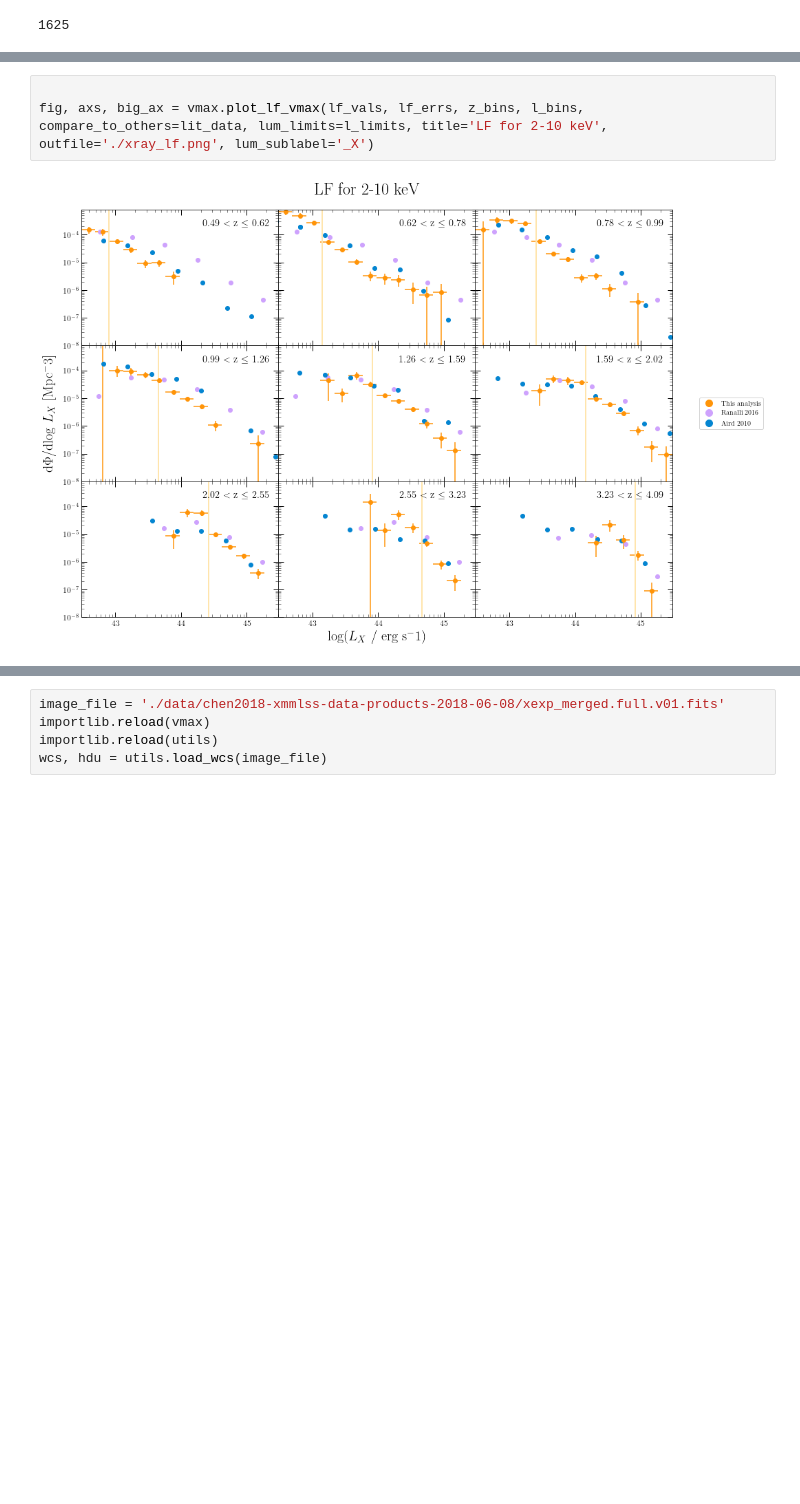
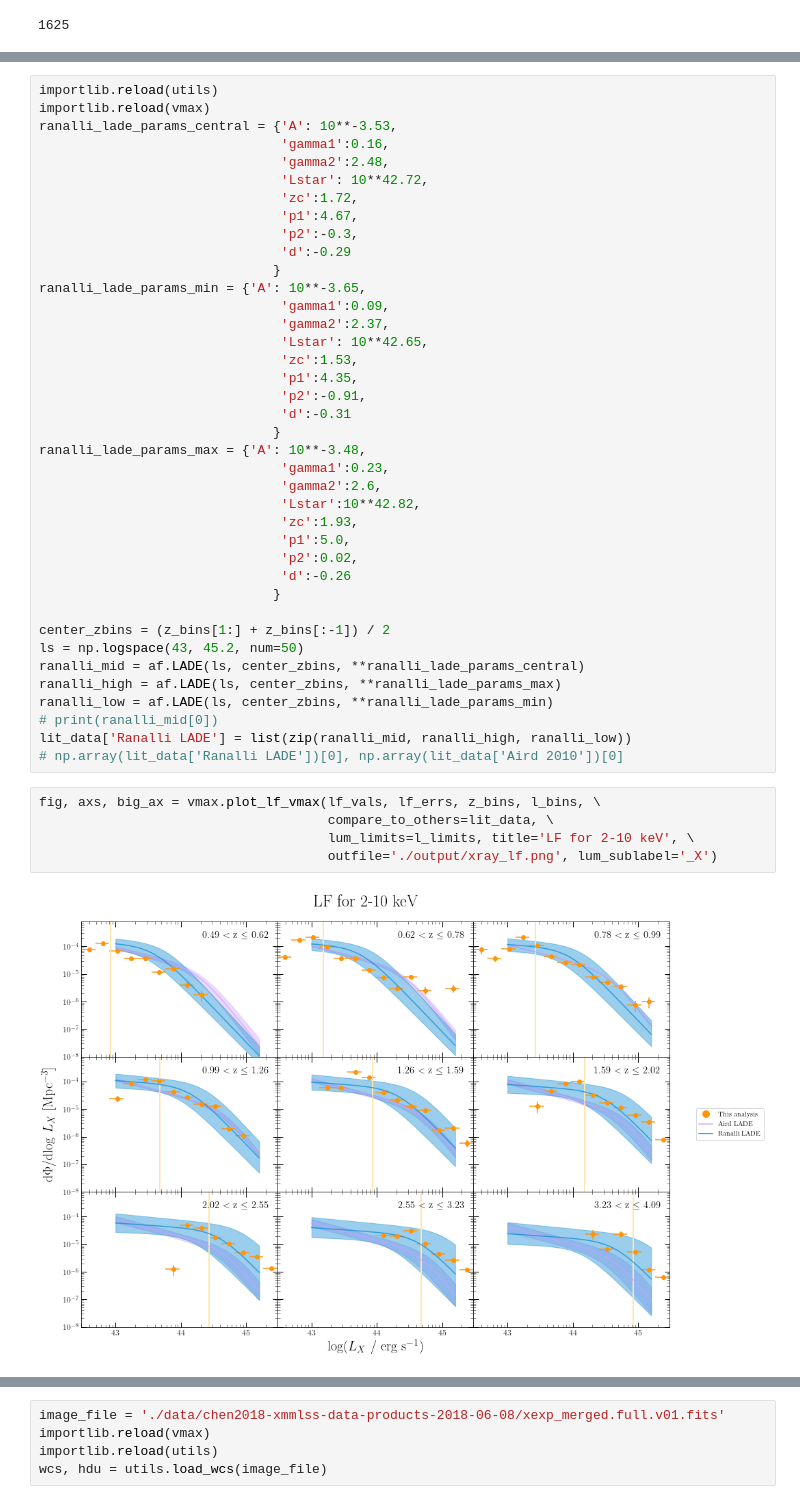
Before and after one commit to runburg/agn_lf, a Jupyter notebook: notebooks/xservs_lf.ipynb, the cells around one changed output, grey strips where cells are left out. Cells and saved outputs as stored; diff of their text form; blank space fills up the shorter version.

```diff
--- a/notebooks/xservs_lf.ipynb
+++ b/notebooks/xservs_lf.ipynb
@@ -238,8 +207,49 @@ lit_data['Aird 2010'] = [aird5, aird6, aird8, aird10, aird12, aird15, aird20, ai
+# %%
+importlib.reload(utils)
+importlib.reload(vmax)
+ranalli_lade_params_central = {'A': 10**-3.53,
+                               'gamma1':0.16,
+                               'gamma2':2.48,
+                               'Lstar': 10**42.72,
+                               'zc':1.72,
+                               'p1':4.67,
+                               'p2':-0.3,
+                               'd':-0.29
+                              }
+ranalli_lade_params_min = {'A': 10**-3.65,
+                               'gamma1':0.09,
+                               'gamma2':2.37,
+                               'Lstar': 10**42.65,
+                               'zc':1.53,
+                               'p1':4.35,
+                               'p2':-0.91,
+                               'd':-0.31
+                              }
+ranalli_lade_params_max = {'A': 10**-3.48,
+                               'gamma1':0.23,
+                               'gamma2':2.6,
+                               'Lstar':10**42.82,
+                               'zc':1.93,
+                               'p1':5.0,
+                               'p2':0.02,
+                               'd':-0.26
+                              }
+
+center_zbins = (z_bins[1:] + z_bins[:-1]) / 2
+ls = np.logspace(43, 45.2, num=50)
+ranalli_mid = af.LADE(ls, center_zbins, **ranalli_lade_params_central)
+ranalli_high = af.LADE(ls, center_zbins, **ranalli_lade_params_max)
+ranalli_low = af.LADE(ls, center_zbins, **ranalli_lade_params_min)
+# print(ranalli_mid[0])
+lit_data['Ranalli LADE'] = list(zip(ranalli_mid, ranalli_high, ranalli_low))
+# np.array(lit_data['Ranalli LADE'])[0], np.array(lit_data['Aird 2010'])[0]
 # %%
-
-fig, axs, big_ax = vmax.plot_lf_vmax(lf_vals, lf_errs, z_bins, l_bins, compare_to_others=lit_data, lum_limits=l_limits, title='LF for 2-10 keV', outfile='./xray_lf.png', lum_sublabel='_X')
+fig, axs, big_ax = vmax.plot_lf_vmax(lf_vals, lf_errs, z_bins, l_bins, \
+                                     compare_to_others=lit_data, \
+                                     lum_limits=l_limits, title='LF for 2-10 keV', \
+                                     outfile='./output/xray_lf.png', lum_sublabel='_X')
 # %% [output]
-[figure, old version]
+[figure, new version]
 # %%
 full_fluxes = xservs_catalog['FB_FLUX']
 flux_bins = np.logspace(np.log10(min(full_fluxes)), np.log10(max(full_fluxes)), num=50)
```
Also changed, not shown: parts of 17 cells of this notebook, 15 other files.
